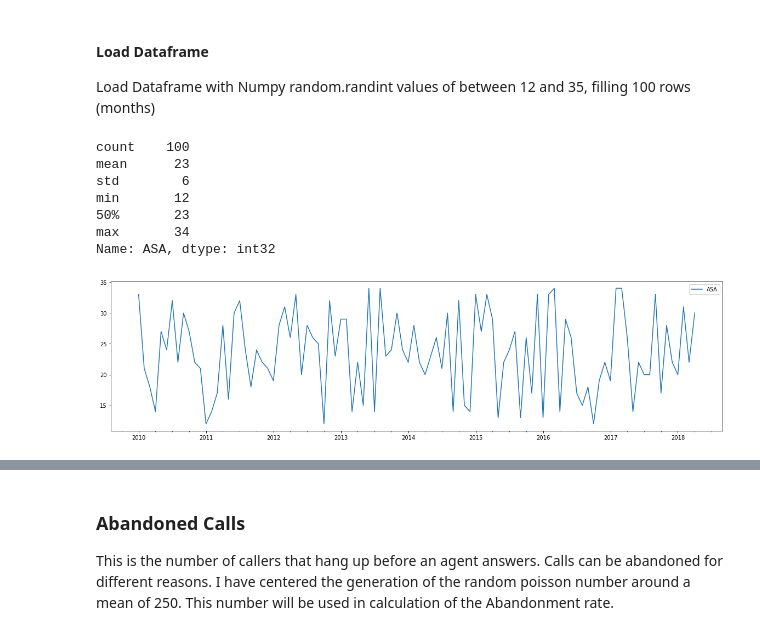
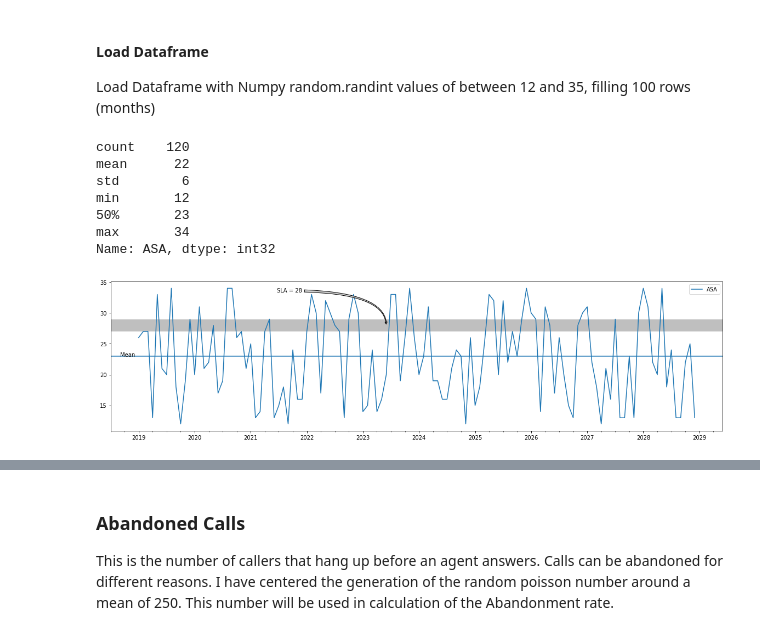
Before and after one commit to eamonnofarrell/Programming_Project, a Jupyter notebook: Prog_Project.ipynb, the cells around one changed output, grey strips where cells are left out. Drawn from its saved outputs; the diff is of its cells as text; code cells hidden in the pictures.

```diff
--- a/Prog_Project.ipynb
+++ b/Prog_Project.ipynb
@@ -24,4 +25,4 @@ Generate dates using Pandas function date_range, with a monthly frequency and 10
 # %%
-rng = pd.date_range('1/1/2010', periods = 100, freq = 'M')
+rng = pd.date_range('1/1/2019', periods = 120, freq = 'M')
 # %% [markdown]
 #### Load Dataframe
@@ -50,13 +51,25 @@ Load Dataframe with Numpy random.randint values of between 12 and 35, filling 10
 # %%
 Calls["ASA"] = pd.DataFrame.assign(np.random.randint(12,35, len(rng))) # randomly generate time in Q - values between 5 - 23
 Calls.plot(y=['ASA'], use_index=True, figsize=(20, 5)) # show graph of simulated time in Q
+plt.axhspan(27, 29, facecolor='0.5', alpha=0.5) # show global metric between 27 - 29
+import datetime as dt
+
+l = plt.axhline(y=Calls["ASA"].mean())
+plt.text(dt.date(2018, 9,1), Calls["ASA"].mean(), "Mean")
+#plt.annotate('Global Metric = 28',ha = 'center', va = 'bottom', xytext = (dt.date(2024, 6,1), 33), xy = (dt.date(2024, 9,1), 28),
+            # arrowprops = { 'facecolor' : '0.5', 'shrink' : 0.05 })
+plt.annotate('SLA = 28', xy=(dt.date(2023, 6,1), 28), xycoords='data',
+            xytext=(-200,60), textcoords='offset points',
+            arrowprops=dict(arrowstyle='fancy',fc='0.8',
+                            connectionstyle="angle3,angleA=0,angleB=-90"))
+
 Calls['ASA'].describe(percentiles=[]).astype(int) # check resulting min, max, mean values
 # %% [output]
-count    100
-mean      23
+count    120
+mean      22
 std        6
 min       12
 50%       23
 max       34
 Name: ASA, dtype: int32
-[figure, old version]
+[figure, new version]
```
Also changed, not shown: parts of 16 cells of this notebook.
